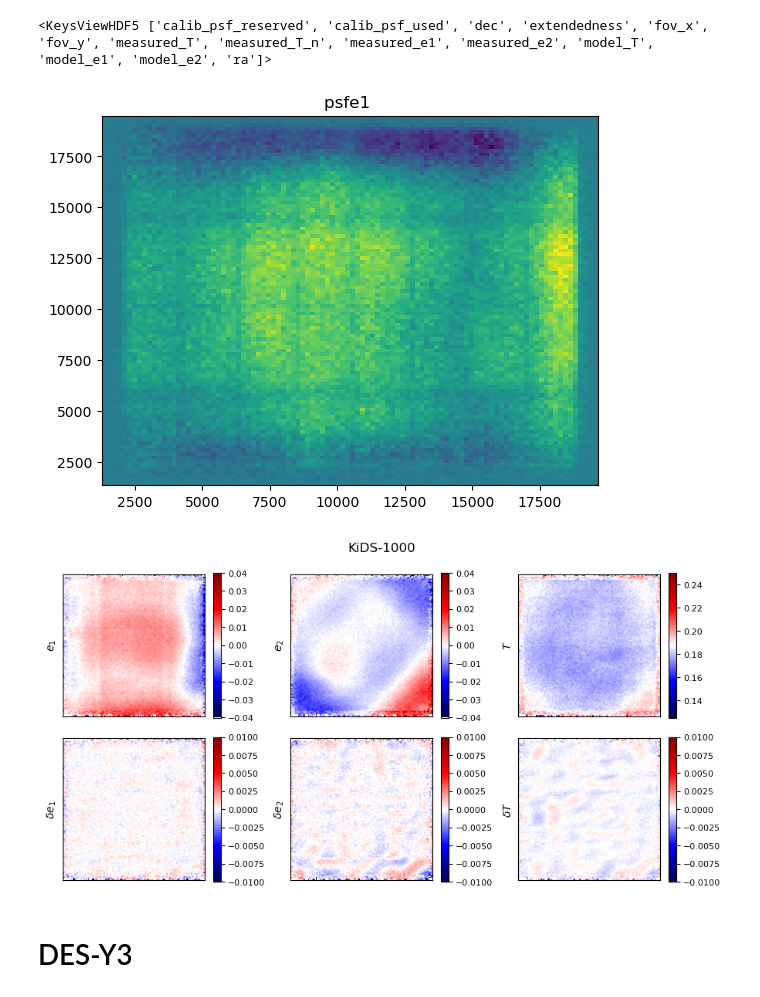
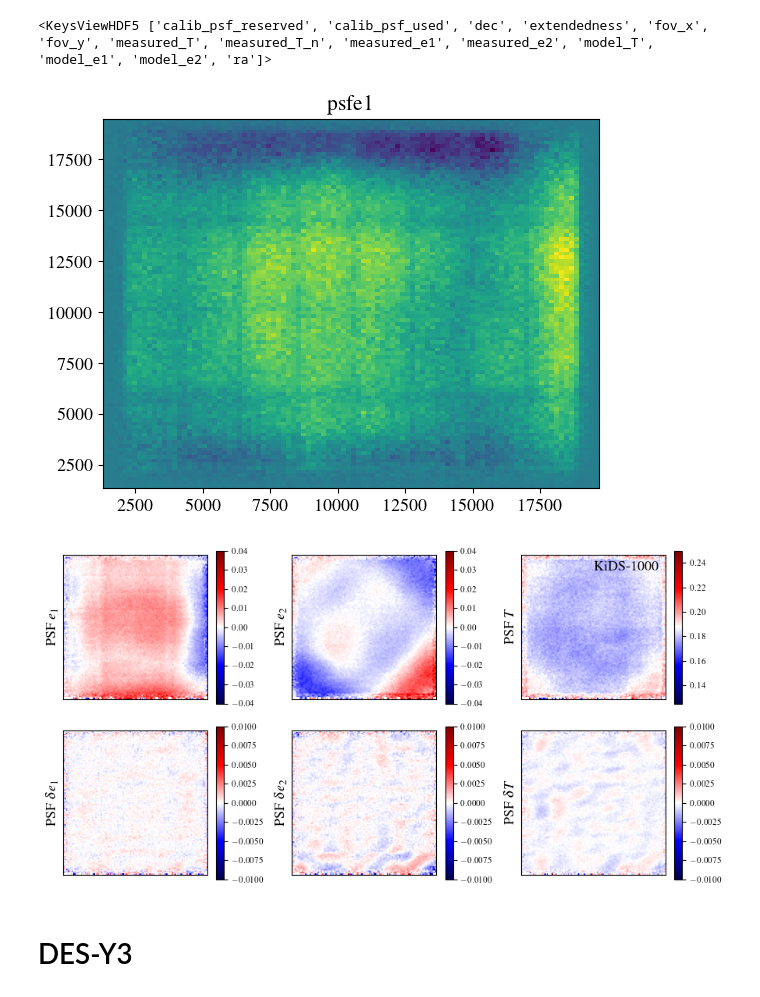
Before and after one commit to LSSTDESC/nulltests_txpipe, a Jupyter notebook: paper_plots/Fig2/FOVPlots.ipynb, the cells around one changed output. Saved outputs shown, nothing was run; the diff lists cells and outputs as text; code cells hidden in the pictures.

Commit message:
modify plots

```diff
--- a/paper_plots/Fig2/FOVPlots.ipynb
+++ b/paper_plots/Fig2/FOVPlots.ipynb
@@ -11,11 +11,11 @@ from matplotlib import cm
 
 # os.system('module load texlive/2022')
 
-# plt.rcParams.update({
-#     "text.usetex": True,
-#     "font.family": "Times",
-#     "font.size"  : 13
-# })
+plt.rcParams.update({
+    "text.usetex": True,
+    # "font.family": "Times",
+    "font.size"  : 13
+})
 
 # matplotlib.rcParams.update({'font.size': 15})
 
@@ -44,7 +44,7 @@ plt.hist2d(kids['stars/fov_x'][:],kids['stars/fov_y'],bins=(100,100),weights=kid
 plt.title('psfe1 ')
 plt.show()
 # %% [output]
-[figure, old version]
+[figure, new version]
 # %%
 plt.hist2d(kids['stars/fov_x'][:],kids['stars/fov_y'],bins=(100,100),weights=kids['stars/measured_e1'][:]-kids['stars/model_e1'][:])
 plt.title('psfe1')
@@ -71,7 +71,7 @@ fov_y = kids['stars/fov_y'][:]
 
 weights = [e1,e2, T, de1,de2, dT]
 
-labels = [r'$e_1$',r'$e_2$',r'$T$',r'$\delta e_{1}$',r'$\delta e_{2}$', '$\delta T$']
+labels = [r'PSF $e_1$',r'PSF $e_2$',r'PSF $T$',r'PSF $\delta e_{1}$',r'PSF $\delta e_{2}$', 'PSF $\delta T$']
 # %%
 Hnorm = []
 for w in weights:
@@ -84,18 +84,20 @@ Vmax = [0.04, 0.04, 0.25, 0.01, 0.01, 0.01]
 # %%
 plt.figure(figsize=(9, 4.7))
 for i in range(6):
     plt.subplot(2,3,i+1)
     im = plt.imshow(Hnorm[i],cmap=cmap, vmin=Vmin[i], vmax=Vmax[i])
     plt.ylabel(labels[i])
     plt.xticks([])
     plt.yticks([])
     cbar = plt.colorbar()
     cbar.ax.tick_params(labelsize=8)
-plt.suptitle('KiDS-1000')
+# plt.suptitle('KiDS-1000')
+    if i==2:
+        plt.text(50,10,'KiDS-1000')
 plt.tight_layout()
 plt.savefig('psf_fov_kids.pdf',bbox_inches='tight')
 # %% [output]
-[figure, old version]
+[figure, new version]
 # %% [markdown]
 # DES-Y3
 # %%
```
Also changed, not shown: parts of 2 cells of this notebook, 4 other files.
